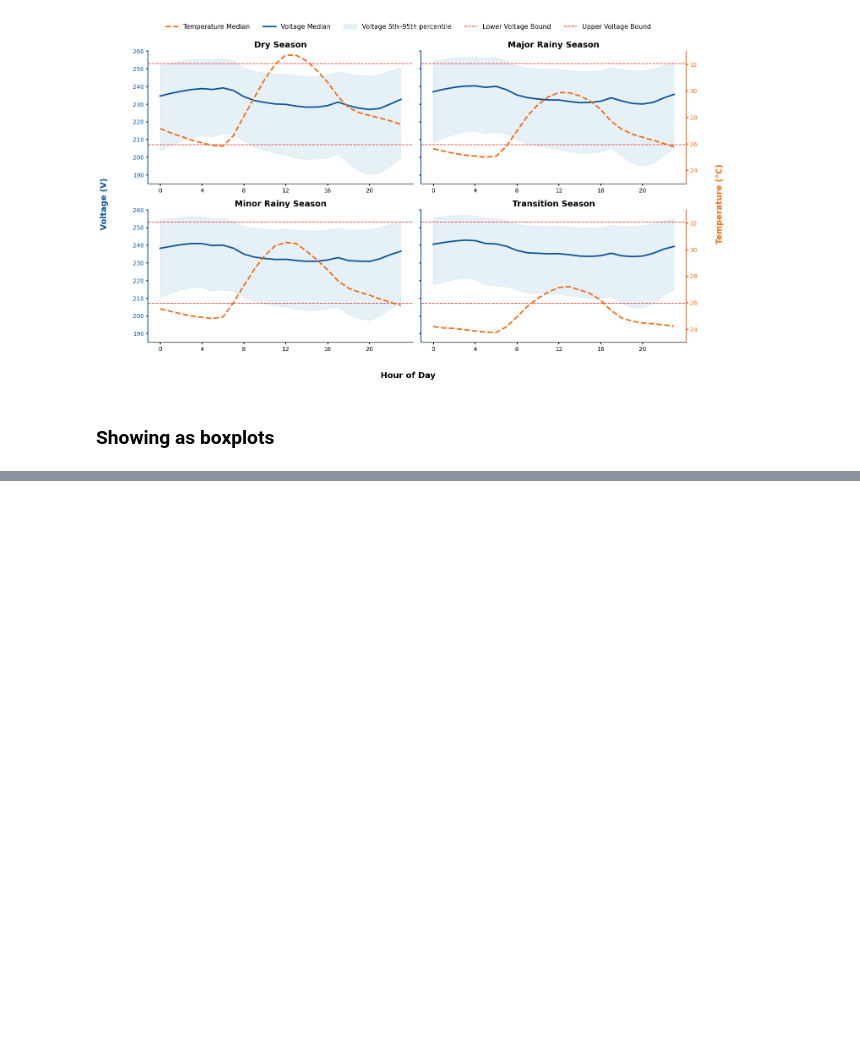
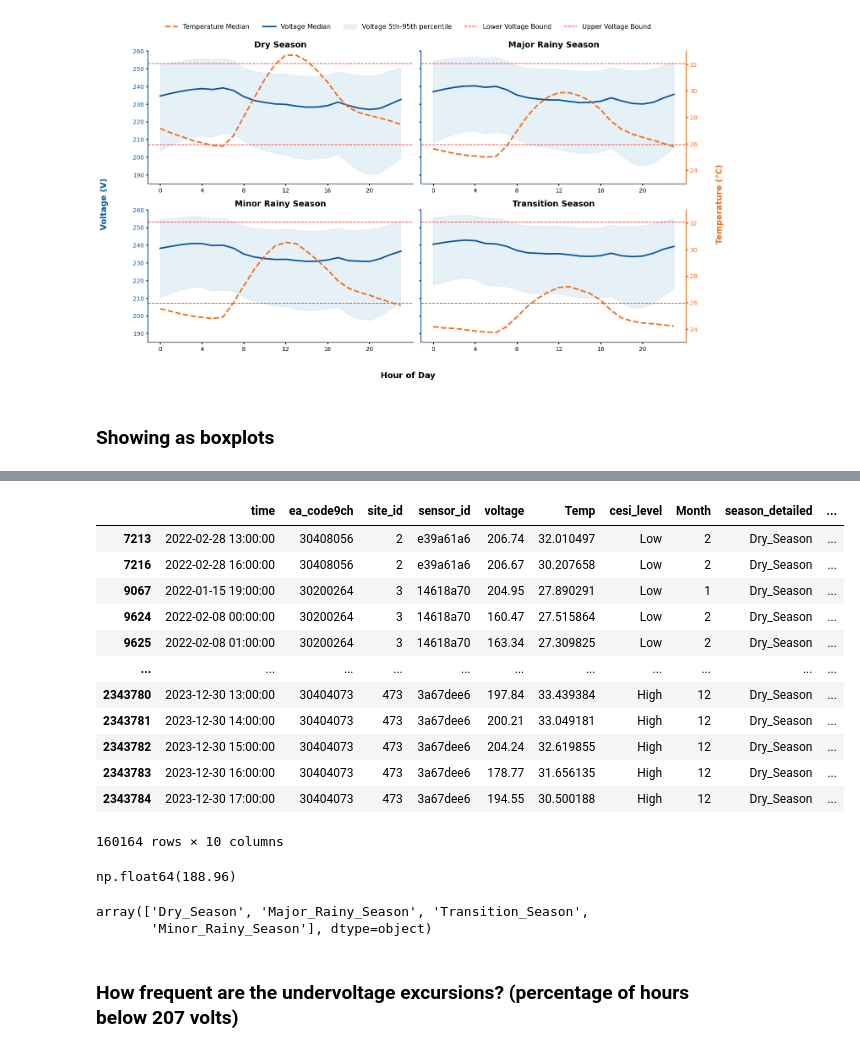
Before and after one commit to KaytheDee/pqr_extreme_weather_analysis, a Jupyter notebook: notebooks/_pre_processing_undervolt_workflow_rev3_process_with_plotting.ipynb, the cells around one changed output, grey strips where cells are left out. Drawn from its saved outputs; the diff is of its cells as text; code cells hidden in the pictures; blank space fills up the shorter version.

```diff
--- a/notebooks/_pre_processing_undervolt_workflow_rev3_process_with_plotting.ipynb
+++ b/notebooks/_pre_processing_undervolt_workflow_rev3_process_with_plotting.ipynb
@@ -4631,0 +5162,29 @@ voltage_box_summary, temp_summary = plot_seasonal_hourly_voltage_boxplots(
+# %%
+dry = combined_hourly_voltage_df[combined_hourly_voltage_df['season_detailed'] == 'Dry_Season'].reset_index(drop=True)
+dry_clean = dry[dry['voltage'].notna()]
+dry_clean[dry_clean['voltage']<207]
+# %% [output]
+|  | time | ea_code9ch | site_id | sensor_id | voltage | Temp | cesi_level | Month | season_detailed | ... |
+| 7213 | 2022-02-28 13:00:00 | 30408056 | 2 | e39a61a6 | 206.74 | 32.010497 | Low | 2 | Dry_Season | ... |
+| 7216 | 2022-02-28 16:00:00 | 30408056 | 2 | e39a61a6 | 206.67 | 30.207658 | Low | 2 | Dry_Season | ... |
+| 9067 | 2022-01-15 19:00:00 | 30200264 | 3 | 14618a70 | 204.95 | 27.890291 | Low | 1 | Dry_Season | ... |
+| 9624 | 2022-02-08 00:00:00 | 30200264 | 3 | 14618a70 | 160.47 | 27.515864 | Low | 2 | Dry_Season | ... |
+| 9625 | 2022-02-08 01:00:00 | 30200264 | 3 | 14618a70 | 163.34 | 27.309825 | Low | 2 | Dry_Season | ... |
+| ... | ... | ... | ... | ... | ... | ... | ... | ... | ... | ... |
+| 2343780 | 2023-12-30 13:00:00 | 30404073 | 473 | 3a67dee6 | 197.84 | 33.439384 | High | 12 | Dry_Season | ... |
+| 2343781 | 2023-12-30 14:00:00 | 30404073 | 473 | 3a67dee6 | 200.21 | 33.049181 | High | 12 | Dry_Season | ... |
+| 2343782 | 2023-12-30 15:00:00 | 30404073 | 473 | 3a67dee6 | 204.24 | 32.619855 | High | 12 | Dry_Season | ... |
+| 2343783 | 2023-12-30 16:00:00 | 30404073 | 473 | 3a67dee6 | 178.77 | 31.656135 | High | 12 | Dry_Season | ... |
+| 2343784 | 2023-12-30 17:00:00 | 30404073 | 473 | 3a67dee6 | 194.55 | 30.500188 | High | 12 | Dry_Season | ... |
+160164 rows × 10 columns
+# %%
+dry_clean[dry_clean['voltage']<207]['voltage'].mean().round(2)
+# %% [output]
+np.float64(188.96)
+# %%
+combined_hourly_voltage_df['season_detailed'].unique()
+# %% [output]
+array(['Dry_Season', 'Major_Rainy_Season', 'Transition_Season',
+       'Minor_Rainy_Season'], dtype=object)
+# %% [markdown]
+### How frequent are the undervoltage excursions? (percentage of hours below 207 volts)
```
Also changed, not shown: parts of 11 cells of this notebook, 12 other files.
